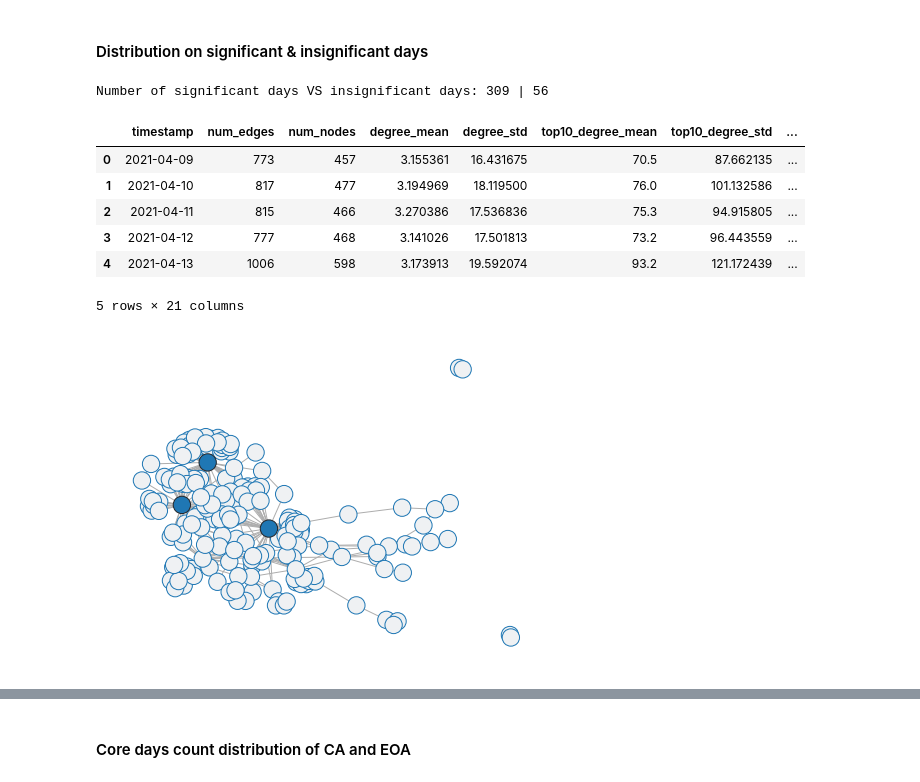
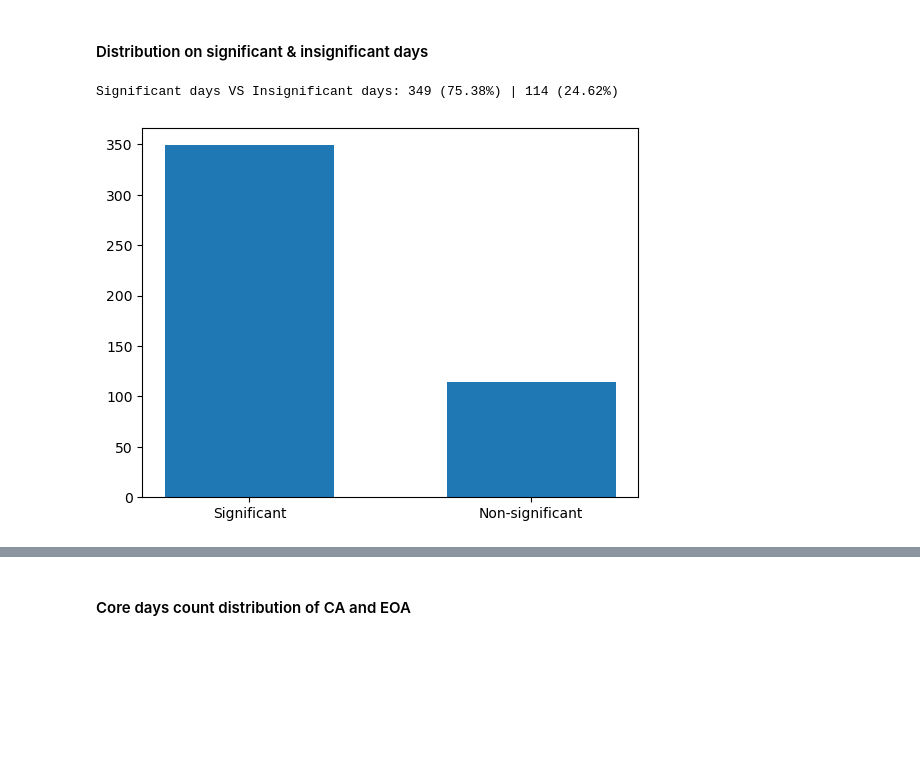
Before and after one commit to SciEcon/Blockchain-Network-Analysis, a Jupyter notebook: Main/02_Feature_Analysis.ipynb, the cells around one changed output, grey strips where cells are left out. Drawn from its saved outputs; the diff is of its cells as text; code cells hidden in the pictures; blank space fills up the shorter version.

```diff
--- a/Main/02_Feature_Analysis.ipynb
+++ b/Main/02_Feature_Analysis.ipynb
@@ -36,32 +110,29 @@ core_days_cnt = pd.read_csv(f'{DATA_DIR}/core_days_cnt.csv')
 # %%
 sig_T = network_fea[network_fea['significance'] < 0.05]
 sig_F = network_fea[network_fea['significance'] >= 0.05]
 
-print(f'Number of significant days VS insignificant days: {sig_T.shape[0]} | {sig_F.shape[0]}')
+plt.bar(['Significant', 'Non-significant'], [len(sig_T), len(sig_F)], width = 0.6)
 
-sig_T.head()
+print('Significant days VS Insignificant days: {} ({:.4}%) | {} ({:.4}%)'.format(len(sig_T), 100*len(sig_T)/len(network_fea), sig_F.shape[0], 100*sig_F.shape[0]/network_fea.shape[0]))
 # %% [output]
-Number of significant days VS insignificant days: 309 | 56
+Significant days VS Insignificant days: 349 (75.38%) | 114 (24.62%)
-|  | timestamp | num_edges | num_nodes | degree_mean | degree_std | top10_degree_mean | top10_degree_std | ... |
-| 0 | 2021-04-09 | 773 | 457 | 3.155361 | 16.431675 | 70.5 | 87.662135 | ... |
-| 1 | 2021-04-10 | 817 | 477 | 3.194969 | 18.119500 | 76.0 | 101.132586 | ... |
-| 2 | 2021-04-11 | 815 | 466 | 3.270386 | 17.536836 | 75.3 | 94.915805 | ... |
-| 3 | 2021-04-12 | 777 | 468 | 3.141026 | 17.501813 | 73.2 | 96.443559 | ... |
-| 4 | 2021-04-13 | 1006 | 598 | 3.173913 | 19.592074 | 93.2 | 121.172439 | ... |
-5 rows × 21 columns
+[figure, added]
 # %%
-sample_sig_T_df = agg_tx[agg_tx['timestamp'] == '2021-06-27']
+# Visualize
+def cp_net_vis(date):
+    sample_sig_T_df = agg_tx[agg_tx['timestamp'] == date]
 
-G = nx.from_pandas_edgelist(sample_sig_T_df, 'from_address', 'to_address', 'value', nx.Graph())
+    G = nx.from_pandas_edgelist(sample_sig_T_df, 'from_address', 'to_address', 'value', nx.Graph())
+    # Detecting discrete core-periphery structure
+    alg = cpnet.BE()        # Load the Borgatti-Everett algorithm
+    alg.detect(G)           # Feed the G as an input
+    x = alg.get_coreness()  # Get the coreness of nodes
+    c = alg.get_pair_id()   # Get the group membership of nodes
 
-# Detecting discrete core-periphery structure
-alg = cpnet.BE()        # Load the Borgatti-Everett algorithm
-alg.detect(G)           # Feed the G as an input
-x = alg.get_coreness()  # Get the coreness of nodes
-c = alg.get_pair_id()   # Get the group membership of nodes
+    fig = plt.figure(figsize=(8, 6))
+    ax = plt.gca()
+    ax, pos = cpnet.draw(G, c, x, ax)
 
-fig = plt.figure(figsize=(8, 6))
-ax = plt.gca()
-ax, pos = cpnet.draw(G, c, x, ax)
+
+# cp_net_vis(sig_T['timestamp'][10])
+# cp_net_vis(sig_F['timestamp'][10])
-# %% [output]
-[figure, removed]
```
Also changed, not shown: parts of 16 cells of this notebook, 13 other files.
